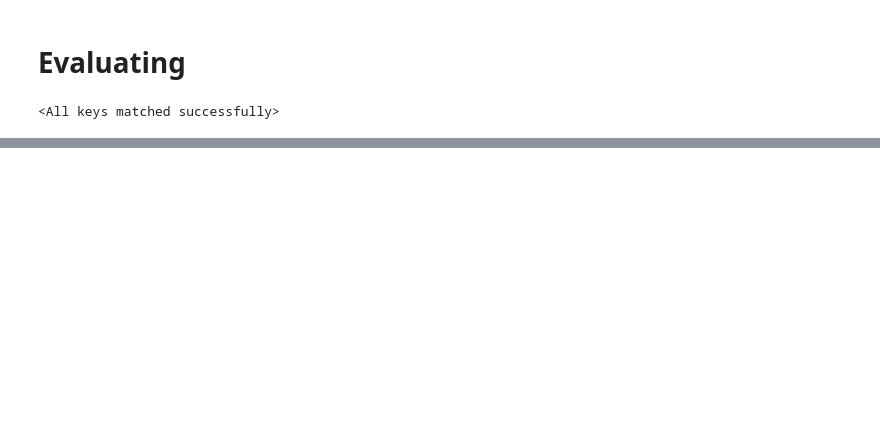
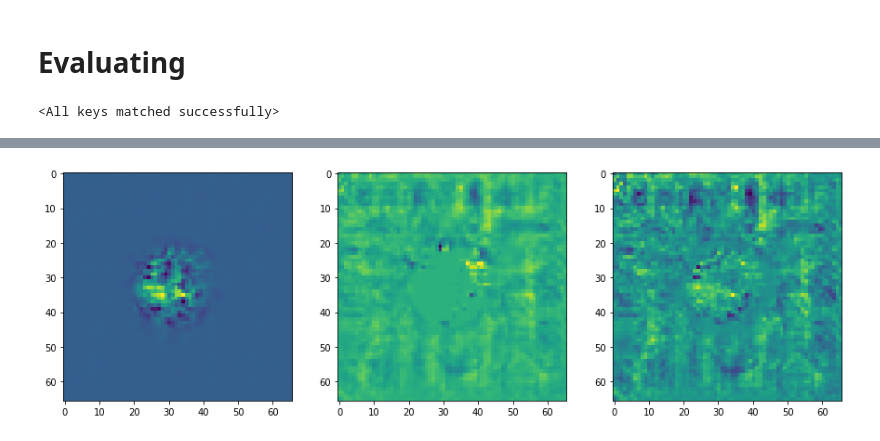
Before and after one commit to aliechoes/interpretable-multichannel-image-analysis, a Jupyter notebook: Jurkat_Cells_Dataset.ipynb, the cells around one changed output, grey strips where cells are left out. Cells and saved outputs as stored; diff of their text form; code cells hidden in the pictures; blank space fills up the shorter version.

```diff
--- a/Jurkat_Cells_Dataset.ipynb
+++ b/Jurkat_Cells_Dataset.ipynb
@@ -533,0 +722,9 @@ for (k,v), (k2,v2) in zip(y_per_channel.items(), y_predicted_per_channel.items()
+# %%
+fig, axs = plt.subplots(1, len(value), figsize=(15, 6))
+#fig.subplots_adjust(hspace=.5, wspace=.001)
+axs = axs.ravel()
+for (i,h) in zip(np.arange(len(value)),value):
+    axs[i].imshow(h.detach().numpy())
+fig.savefig("test_image")
+# %% [output]
+[figure, added]
```
Also changed, not shown: parts of 44 cells of this notebook.
